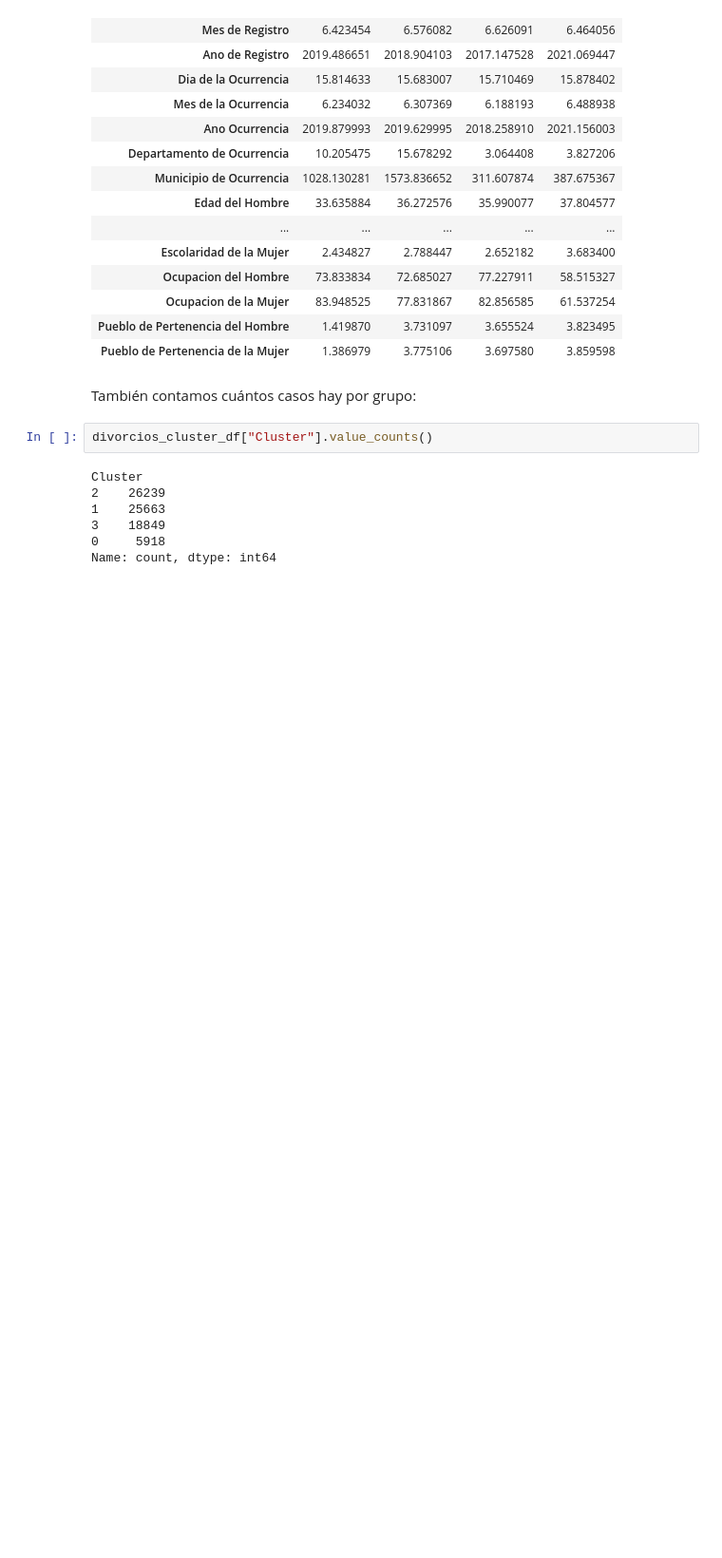
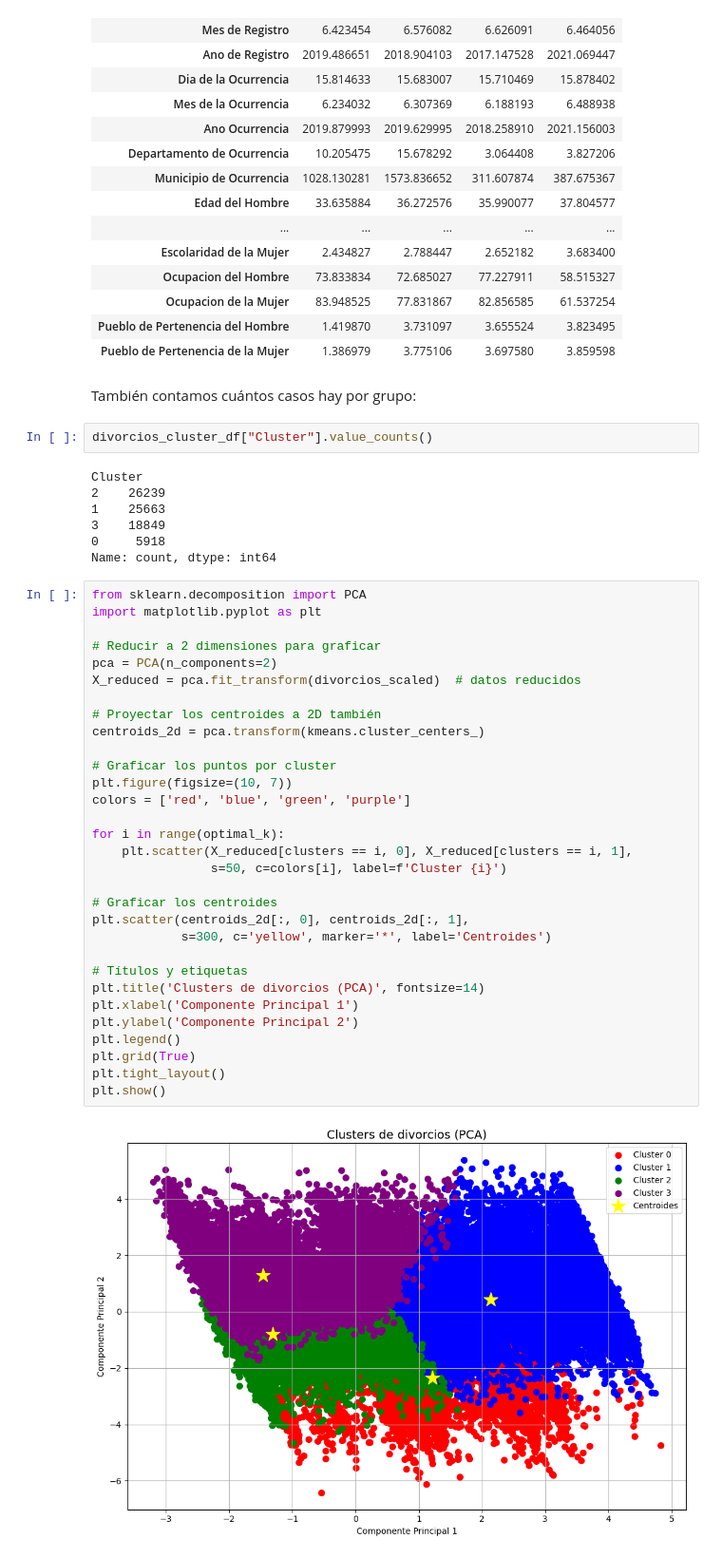
Before and after one commit to Sofiamishel2003/Proyecto-3, a Jupyter notebook: Proyecto3.ipynb, the cells around one changed output. Shown at 95% size. Saved outputs shown, nothing was run; the diff lists cells and outputs as text; blank space fills up the shorter version.

```diff
--- a/Proyecto3.ipynb
+++ b/Proyecto3.ipynb
@@ -464,3 +464,36 @@ Cluster
 3    18849
 0     5918
 Name: count, dtype: int64
+# %%
+from sklearn.decomposition import PCA
+import matplotlib.pyplot as plt
+
+# Reducir a 2 dimensiones para graficar
+pca = PCA(n_components=2)
+X_reduced = pca.fit_transform(divorcios_scaled)  # datos reducidos
+
+# Proyectar los centroides a 2D también
+centroids_2d = pca.transform(kmeans.cluster_centers_)
+
+# Graficar los puntos por cluster
+plt.figure(figsize=(10, 7))
+colors = ['red', 'blue', 'green', 'purple']
+
+for i in range(optimal_k):
+    plt.scatter(X_reduced[clusters == i, 0], X_reduced[clusters == i, 1],
+                s=50, c=colors[i], label=f'Cluster {i}')
+
+# Graficar los centroides
+plt.scatter(centroids_2d[:, 0], centroids_2d[:, 1],
+            s=300, c='yellow', marker='*', label='Centroides')
+
+# Títulos y etiquetas
+plt.title('Clusters de divorcios (PCA)', fontsize=14)
+plt.xlabel('Componente Principal 1')
+plt.ylabel('Componente Principal 2')
+plt.legend()
+plt.grid(True)
+plt.tight_layout()
+plt.show()
+# %% [output]
+[figure, added]
```
